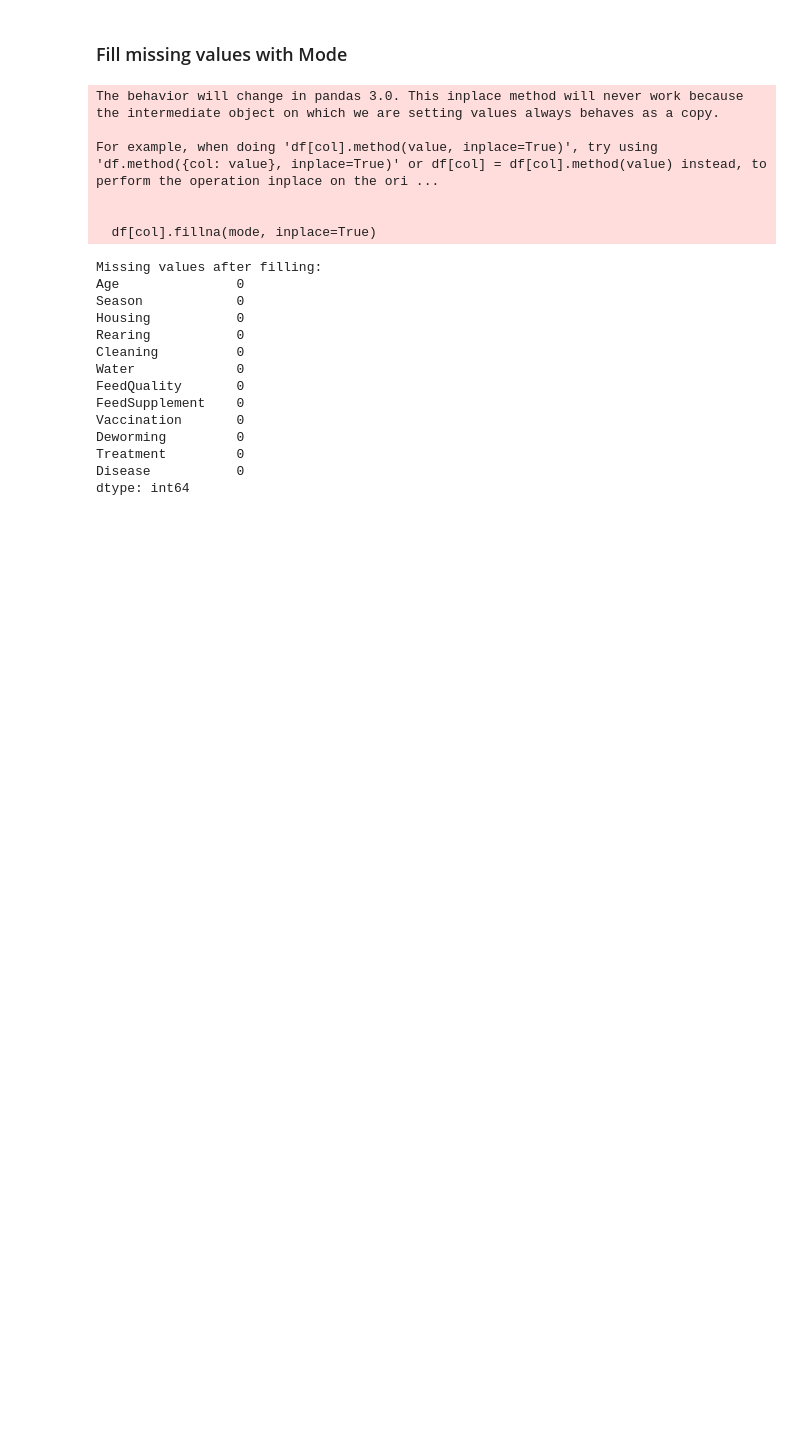
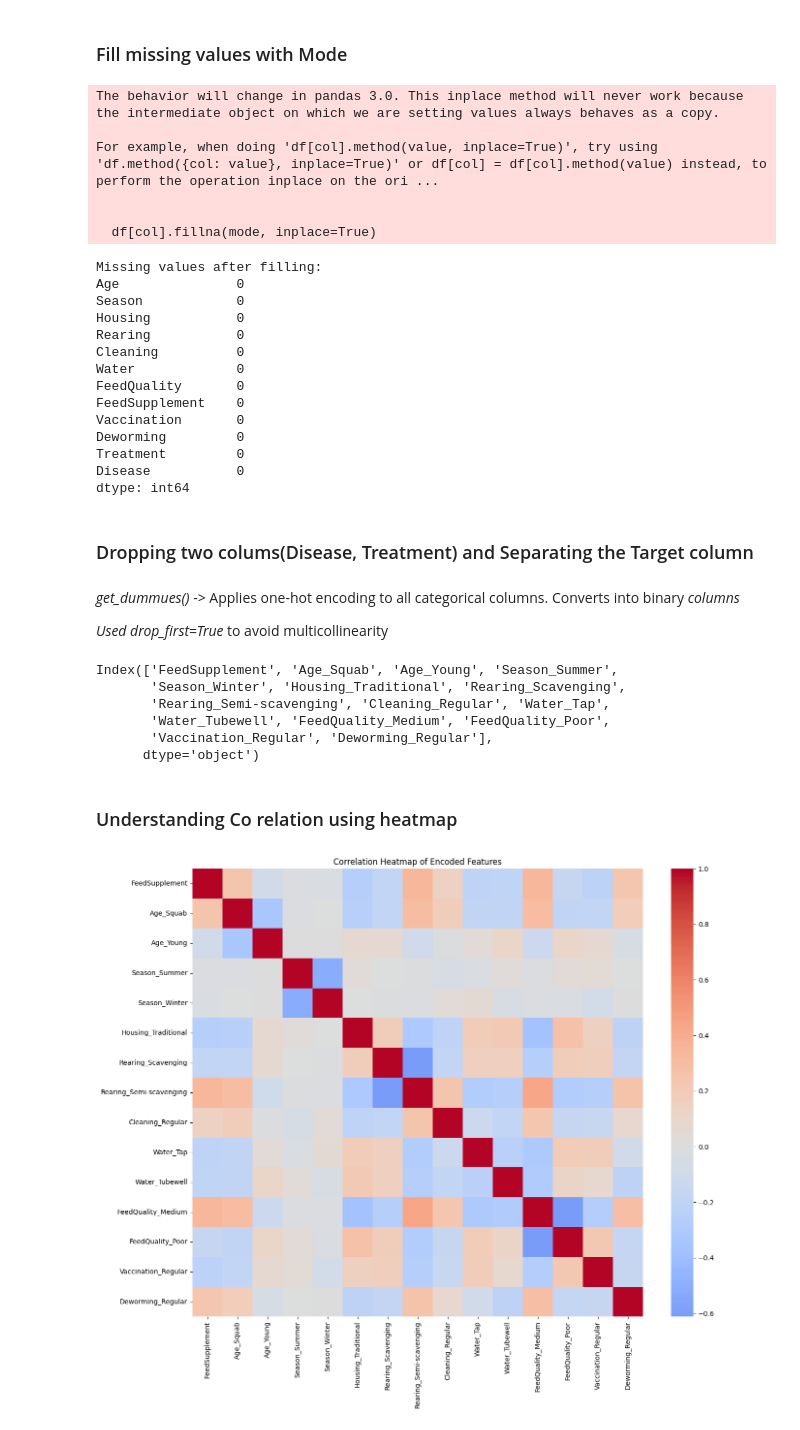
Before and after one commit to ashia-002/python-oop-pandas-numpy, a Jupyter notebook: Data_Exploration.ipynb, the cells around one changed output. Saved outputs shown, nothing was run; the diff lists cells and outputs as text; code cells hidden in the pictures; blank space fills up the shorter version.

Commit message:
Did correlation between features

```diff
--- a/Data_Exploration.ipynb
+++ b/Data_Exploration.ipynb
@@ -163,3 +198,32 @@ Deworming         0
 Treatment         0
 Disease           0
 dtype: int64
+# %% [markdown]
+### Dropping two colums(Disease, Treatment) and Separating the Target column
+# %% [markdown]
+*get_dummues()* -> Applies one-hot encoding to all categorical columns. Converts into binary *columns*
+
+*Used drop_first=True* to avoid multicollinearity
+# %%
+df_encoded = pd.get_dummies(df.drop(['Treatment', 'Disease'], axis=1), drop_first=True)
+df_target = df['Disease'] #target
+# %%
+print(df_encoded.columns)
+# %% [output]
+Index(['FeedSupplement', 'Age_Squab', 'Age_Young', 'Season_Summer',
+       'Season_Winter', 'Housing_Traditional', 'Rearing_Scavenging',
+       'Rearing_Semi-scavenging', 'Cleaning_Regular', 'Water_Tap',
+       'Water_Tubewell', 'FeedQuality_Medium', 'FeedQuality_Poor',
+       'Vaccination_Regular', 'Deworming_Regular'],
+      dtype='object')
+# %% [markdown]
+### Understanding Co relation using heatmap
+# %%
+corr_matrix = df_encoded.corr()
+
+plt.figure(figsize=(15, 12))
+sns.heatmap(corr_matrix, cmap='coolwarm', center=0)
+plt.title('Correlation Heatmap of Encoded Features')
+plt.show()
+# %% [output]
+[figure, added]
```
Also changed, not shown: parts of 5 cells of this notebook.
